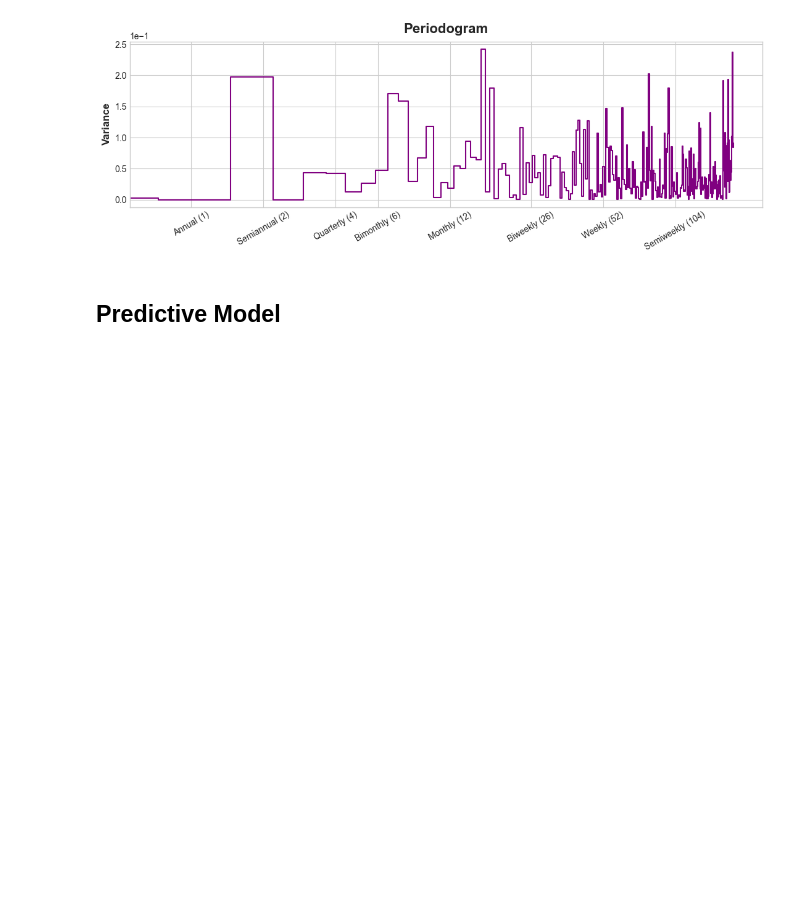
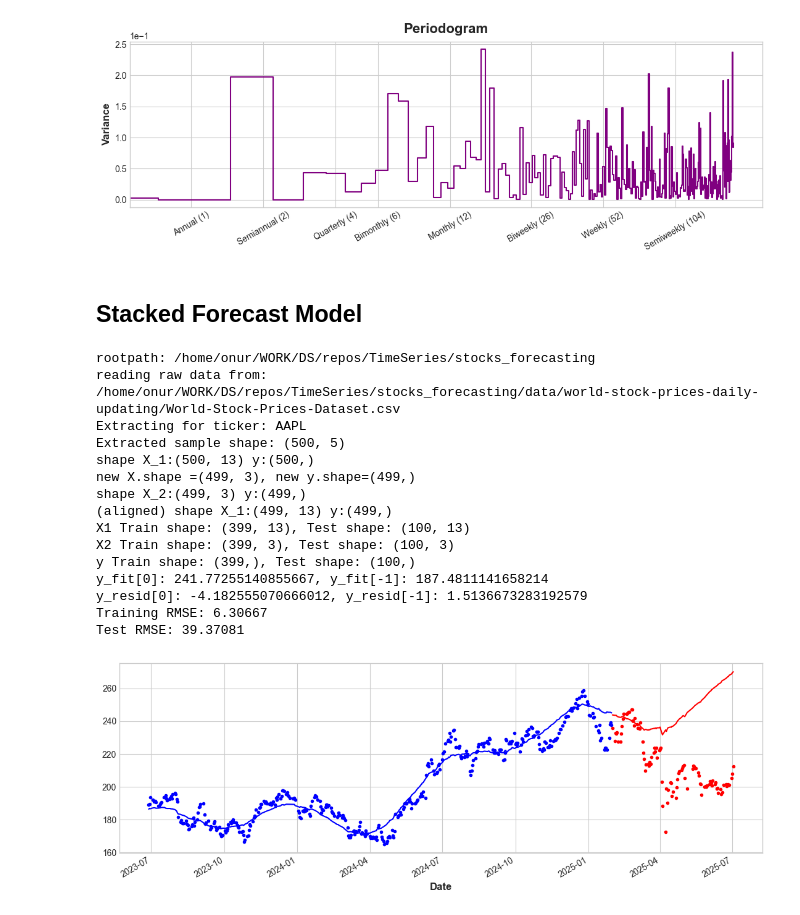
Before and after one commit to OnurKerimoglu/stocks_forecasting, a Jupyter notebook: nb/price_component_analysis.ipynb, the cells around one changed output. Cells and saved outputs as stored; diff of their text form; code cells hidden in the pictures; blank space fills up the shorter version.

Commit message:
price_component_analysis: Stacked Forecast Model

```diff
--- a/nb/price_component_analysis.ipynb
+++ b/nb/price_component_analysis.ipynb
@@ -268,4 +257,4 @@ utils.plot_periodogram(y_resid_all, detrend='constant')
 [figure]
 [figure]
 # %% [markdown]
-## Predictive Model
+## Stacked Forecast Model
@@ -272,9 +392,36 @@ utils.plot_periodogram(y_resid_all, detrend='constant')
 # %%
-# train test split
-def prepare_train_test(df):
-    # df.drop(columns=['Close'], inplace=True)
-    all_days = pd.Series(df.index.sort_values().values)
-    split_date = all_days[int(len(all_days) * 0.8)]
-    train_df = df[df.index < split_date].copy()
-    test_df  = df[df.index >=  split_date].copy()
-    print(f'Train shape: {train_df.shape}, Test shape: {test_df.shape}')
+df_raw = load_raw_data(rootpath = os.path.dirname(os.getcwd()))
+df_clean = clean_raw_data(df_raw)
+
+def ticker_pipeline(df_clean, ticker='AAPL'):
+    df_clean_ticker = utils.extract_ticker(df_clean, ticker, requiredrecords=500, write=False) # datapath=datapat
+    df = prepare_base_features(df_clean_ticker)
+    X1, X2, y = get_X1_X2_y(df, colstopredict='Close')
+    X1_train, X2_train, y_train, X1_test, X2_test, y_test = split_features_targets(X1, X2, y)
+    model = BoostedHybrid(
+        model_1=Lasso(),
+        model_2=Lasso(),
+    )
+    model.fit(X1_train, X2_train, y_train)
+    y_hat_train = pd.Series(model.predict(X1_train, X2_train), index=y_train.index)
+    y_hat_test = pd.Series(model.predict(X1_test, X2_test), index=y_test.index)
+
+    evaluate(y_train, y_hat_train, y_test, y_hat_test)
+ticker_pipeline(df_clean, ticker='AAPL')
+# %% [output]
+rootpath: /home/onur/WORK/DS/repos/TimeSeries/stocks_forecasting
+reading raw data from: /home/onur/WORK/DS/repos/TimeSeries/stocks_forecasting/data/world-stock-prices-daily-updating/World-Stock-Prices-Dataset.csv
+Extracting for ticker: AAPL
+Extracted sample shape: (500, 5)
+shape X_1:(500, 13) y:(500,)
+new X.shape =(499, 3), new y.shape=(499,)
+shape X_2:(499, 3) y:(499,)
+(aligned) shape X_1:(499, 13) y:(499,)
+X1 Train shape: (399, 13), Test shape: (100, 13)
+X2 Train shape: (399, 3), Test shape: (100, 3)
+y Train shape: (399,), Test shape: (100,)
+y_fit[0]: 241.77255140855667, y_fit[-1]: 187.4811141658214
+y_resid[0]: -4.182555070666012, y_resid[-1]: 1.5136673283192579
+Training RMSE: 6.30667
+Test RMSE: 39.37081
+[figure, added]
```
Also changed, not shown: parts of 6 cells of this notebook.
